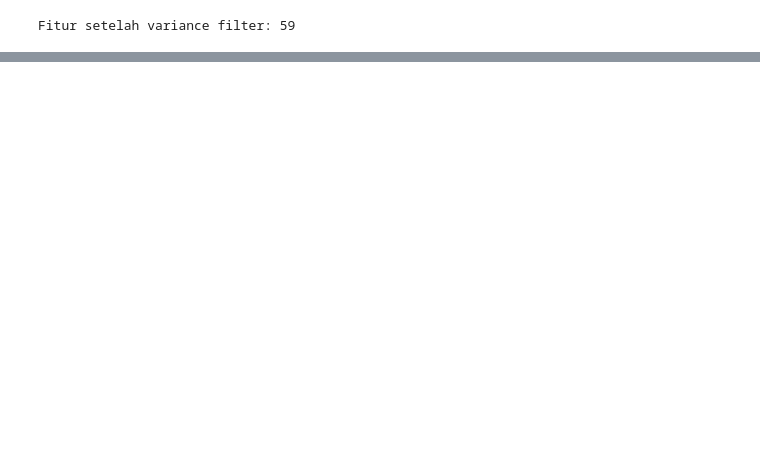
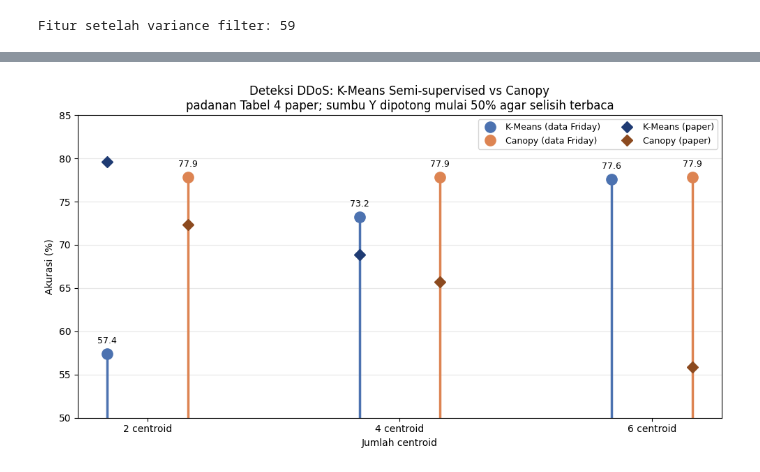
Before and after one commit to qolyubmir24/ML, a Jupyter notebook: ML.ipynb, the cells around one changed output, grey strips where cells are left out. Cells and saved outputs as stored; diff of their text form; code cells hidden in the pictures; blank space fills up the shorter version.

```diff
--- a/ML.ipynb
+++ b/ML.ipynb
@@ -236,7 +249,7 @@ def info_gain(x, y, n_bins=10, ratio=False):
         return ig / h_a if h_a > 0 else 0.0
     return ig
 
-ig_scores = [info_gain(X_train_var[c].values, y_train_encoded) for c in survived_cols]
+ig_scores = [info_gain(X_latih_var[c].values, y_latih_encoded) for c in survived_cols]
 # %%
 ig_df = pd.DataFrame({'Feature': survived_cols, 'Weight': ig_scores})
 ig_df = ig_df.sort_values(by='Weight', ascending=False)
@@ -267,0 +468,8 @@ print(df_train.shape, df_test.shape)
+# %%
+tabel_centroid = pd.DataFrame(km2.cluster_centers_, columns=top_features).round(2)
+tabel_centroid.index = [f"Centroid {i + 1} ({nama2[c]})" for i, c in enumerate(sorted(nama2))]
+print(tabel_centroid.to_string())
+print()
+print("Jumlah baris data latih di tiap centroid:")
+for c in sorted(nama2):
+    print(f"  {nama2[c]:8s} -> {(km2.labels_ == c).sum()} baris")
@@ -267,0 +597,8 @@ print(df_train.shape, df_test.shape)
+# %%
+perbandingan = hasil_kmeans.merge(hasil_canopy, on="k", suffixes=("_KMeans", "_Canopy"))
+print(perbandingan.to_string(index=False))
+print()
+
+selisih = (perbandingan["Akurasi (%)_KMeans"] - perbandingan["Akurasi (%)_Canopy"]).round(2)
+print("Selisih K-Means - Canopy :", selisih.tolist())
+print("K-Means menang di", int((selisih > 0).sum()), "dari", len(selisih), "percobaan")
@@ -267,0 +669,36 @@ print(df_train.shape, df_test.shape)
+# %%
+fig, ax = plt.subplots(figsize=(10, 5.5))
+x = np.arange(len(perbandingan))
+off = 0.16
+
+for i, (_, r) in enumerate(perbandingan.iterrows()):
+    ax.vlines(i - off, 50, r["Akurasi (%)_KMeans"], color="#4C72B0", linewidth=2.5)
+    ax.plot(i - off, r["Akurasi (%)_KMeans"], "o", color="#4C72B0", markersize=11,
+            label="K-Means (data Friday)" if i == 0 else None)
+
+    ax.vlines(i + off, 50, r["Akurasi (%)_Canopy"], color="#DD8452", linewidth=2.5)
+    ax.plot(i + off, r["Akurasi (%)_Canopy"], "o", color="#DD8452", markersize=11,
+            label="Canopy (data Friday)" if i == 0 else None)
+
+    ax.plot(i - off, r["Akurasi paper (%)_KMeans"], "D", color="#1F3B73", markersize=8,
+            label="K-Means (paper)" if i == 0 else None)
+    ax.plot(i + off, r["Akurasi paper (%)_Canopy"], "D", color="#8C4A1F", markersize=8,
+            label="Canopy (paper)" if i == 0 else None)
+
+    ax.text(i - off, r["Akurasi (%)_KMeans"] + 1.2, f"{r['Akurasi (%)_KMeans']:.1f}", ha="center", fontsize=9)
+    ax.text(i + off, r["Akurasi (%)_Canopy"] + 1.2, f"{r['Akurasi (%)_Canopy']:.1f}", ha="center", fontsize=9)
+
+ax.set_xticks(x)
+ax.set_xticklabels([f"{k} centroid" for k in perbandingan["k"]])
+ax.set_ylim(50, 85)
+ax.set_yticks(range(50, 90, 5))
+ax.set_xlabel("Jumlah centroid")
+ax.set_ylabel("Akurasi (%)")
+ax.set_title("Deteksi DDoS: K-Means Semi-supervised vs Canopy\n"
+             "padanan Tabel 4 paper; sumbu Y dipotong mulai 50% agar selisih terbaca")
+ax.grid(axis="y", alpha=0.3)
+ax.legend(ncol=2, fontsize=9)
+plt.tight_layout()
+plt.show()
+# %% [output]
+[figure, added]
```
Also changed, not shown: parts of 38 cells of this notebook.
